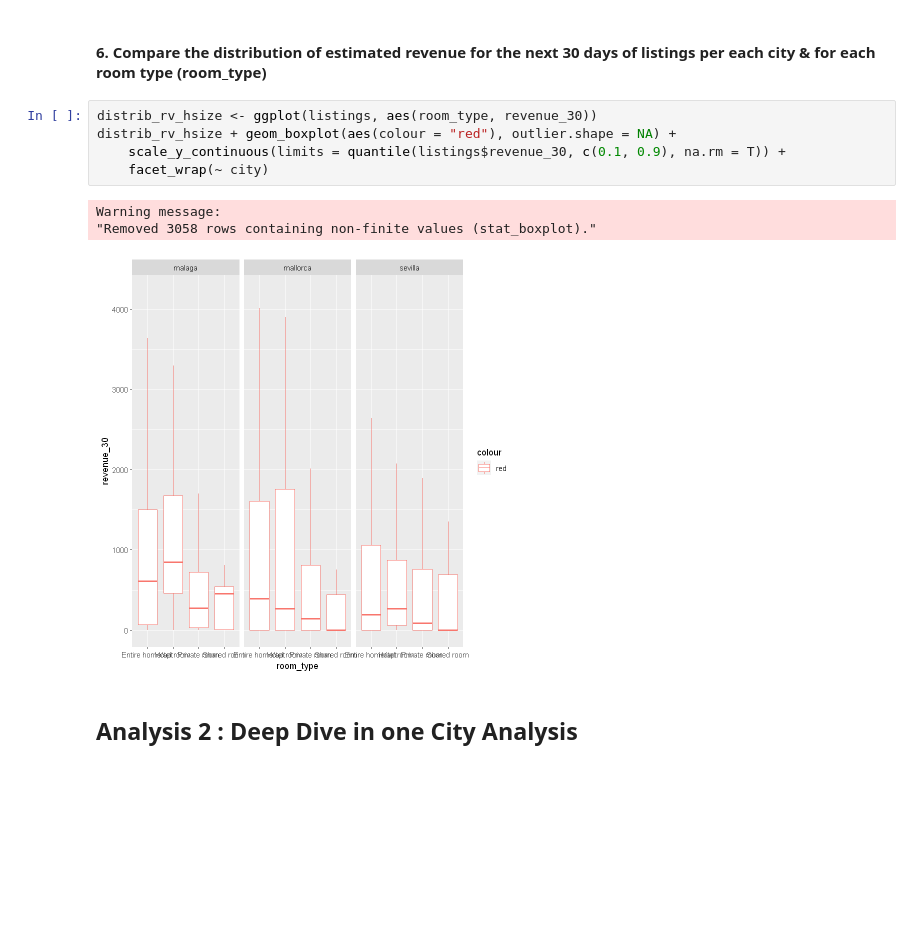
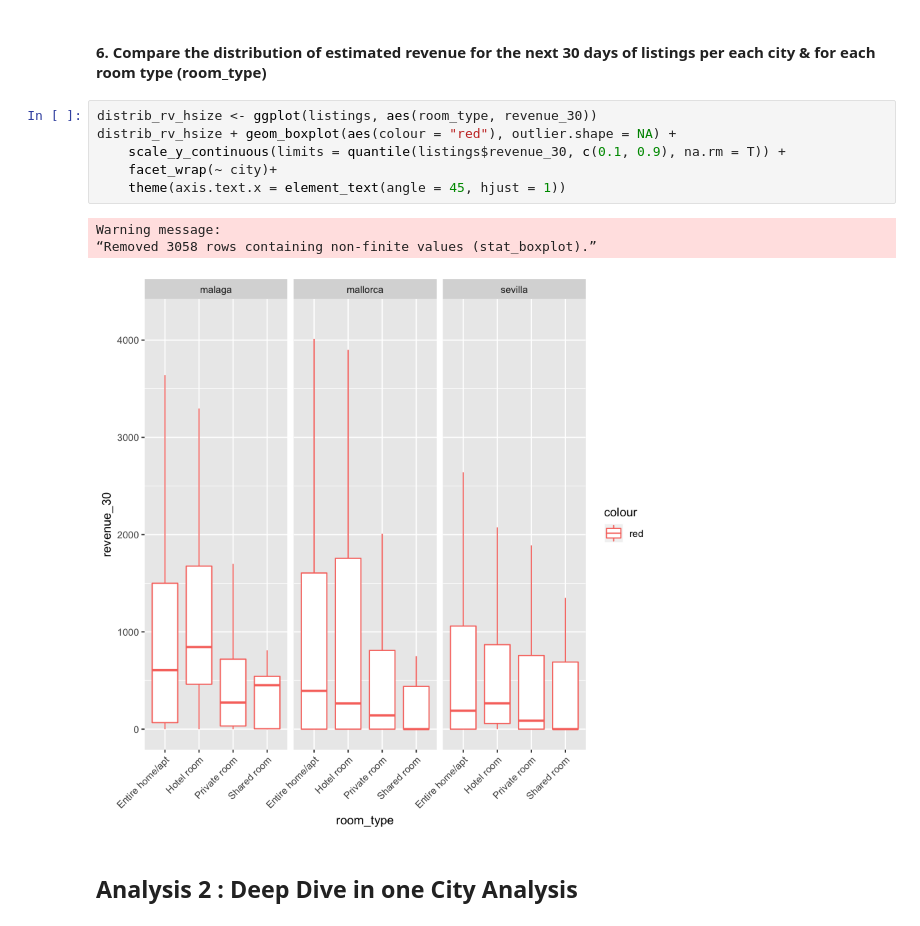
Before and after one commit to Ducrioma/Data-Analytics-Projects, a Jupyter notebook: Airbnb Data Analysis.ipynb, the cells around one changed output. Drawn from its saved outputs; the diff is of its cells as text; blank space fills up the shorter version.

```diff
--- a/Airbnb Data Analysis.ipynb
+++ b/Airbnb Data Analysis.ipynb
@@ -348,12 +333,13 @@ Warning message:
 # %%
 distrib_rv_hsize <- ggplot(listings, aes(room_type, revenue_30))
 distrib_rv_hsize + geom_boxplot(aes(colour = "red"), outlier.shape = NA) +
     scale_y_continuous(limits = quantile(listings$revenue_30, c(0.1, 0.9), na.rm = T)) +
-    facet_wrap(~ city)
+    facet_wrap(~ city)+
+    theme(axis.text.x = element_text(angle = 45, hjust = 1))
 # %% [output]
 Warning message:
-"Removed 3058 rows containing non-finite values (stat_boxplot)."
+“Removed 3058 rows containing non-finite values (stat_boxplot).”
-[figure, old version]
+[figure, new version]
 # %% [markdown]
 ## Analysis 2 : Deep Dive in one City Analysis
 # %% [markdown]
```
Also changed, not shown: parts of 37 cells of this notebook.
